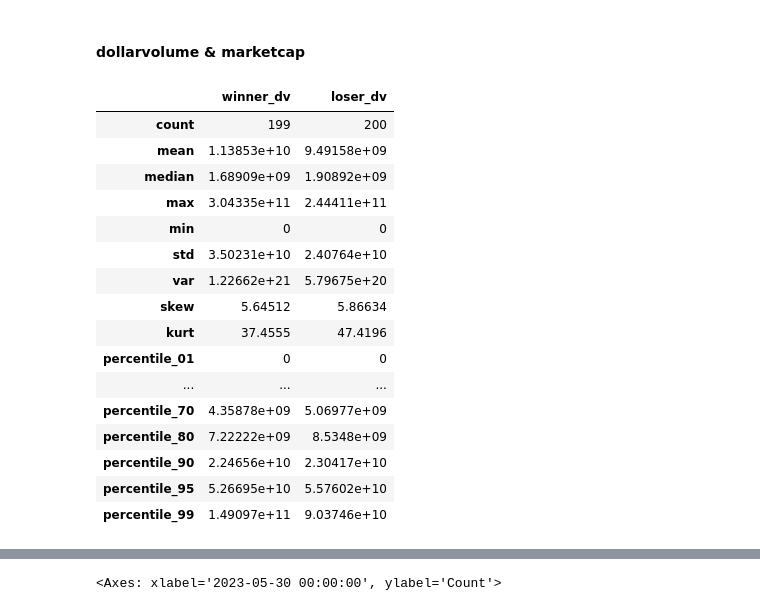
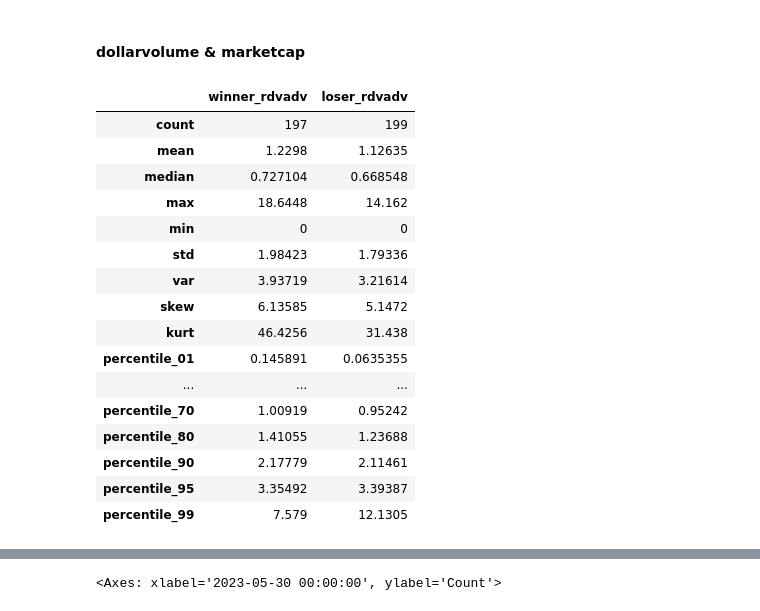
Before and after one commit to jaepil-choi/daconKRX2023, a Jupyter notebook: eda_original.ipynb, the cells around one changed output, grey strips where cells are left out. Saved outputs shown, nothing was run; the diff lists cells and outputs as text; code cells hidden in the pictures.

```diff
--- a/eda_original.ipynb
+++ b/eda_original.ipynb
@@ -334,0 +374,5 @@ portfolio_day_marketcap = marketcap_df.loc['2023-05-30', :]
+# %%
+ii_rdvadv_df = dollarvolume_df.iloc[WINDOW:, :] / adv_df
+# %%
+normalized_rdvadv_signal_df = ii_rdvadv_df.divide(avg_rdvadv_s, axis='rows')
+normalized_rdvadv_signal_df
@@ -335,10 +394,10 @@ portfolio_day_marketcap = marketcap_df.loc['2023-05-30', :]
+# %%
+portfolio_day_normal_rdvadv = normalized_rdvadv_signal_df.loc[PORTFOLIO_DAY, :]
 # %%
-winner_volumes = portfolio_day_volume[winners]
-winner_dollarvolumes = portfolio_day_dollarvolume[winners]
+winner_rdvadv = portfolio_day_normal_rdvadv[winners]
 winner_marketcaps = portfolio_day_marketcap[winners]
 
-loser_volumes = portfolio_day_volume[losers]
-loser_dollarvolumes = portfolio_day_dollarvolume[losers]
+loser_rdvadv = portfolio_day_normal_rdvadv[losers]
 loser_marketcaps = portfolio_day_marketcap[losers]
 # %% [markdown]
 #### dollarvolume & marketcap
@@ -347,33 +406,33 @@ STATS = eutil.statistics
 # %%
 eutil.compare_s_stats(
     s_list = [
-        winner_dollarvolumes,
-        loser_dollarvolumes,
+        winner_rdvadv,
+        loser_rdvadv,
         ],
     statistics=STATS,
     colname_list=[
-        'winner_dv',
-        'loser_dv',
+        'winner_rdvadv',
+        'loser_rdvadv',
         ]
 )
 # %% [output]
-|  | winner_dv | loser_dv |
-| count | 199 | 200 |
-| mean | 1.13853e+10 | 9.49158e+09 |
-| median | 1.68909e+09 | 1.90892e+09 |
-| max | 3.04335e+11 | 2.44411e+11 |
+|  | winner_rdvadv | loser_rdvadv |
+| count | 197 | 199 |
+| mean | 1.2298 | 1.12635 |
+| median | 0.727104 | 0.668548 |
+| max | 18.6448 | 14.162 |
 | min | 0 | 0 |
-| std | 3.50231e+10 | 2.40764e+10 |
-| var | 1.22662e+21 | 5.79675e+20 |
-| skew | 5.64512 | 5.86634 |
-| kurt | 37.4555 | 47.4196 |
-| percentile_01 | 0 | 0 |
+| std | 1.98423 | 1.79336 |
+| var | 3.93719 | 3.21614 |
+| skew | 6.13585 | 5.1472 |
+| kurt | 46.4256 | 31.438 |
+| percentile_01 | 0.145891 | 0.0635355 |
 | ... | ... | ... |
-| percentile_70 | 4.35878e+09 | 5.06977e+09 |
-| percentile_80 | 7.22222e+09 | 8.5348e+09 |
-| percentile_90 | 2.24656e+10 | 2.30417e+10 |
-| percentile_95 | 5.26695e+10 | 5.57602e+10 |
-| percentile_99 | 1.49097e+11 | 9.03746e+10 |
+| percentile_70 | 1.00919 | 0.95242 |
+| percentile_80 | 1.41055 | 1.23688 |
+| percentile_90 | 2.17779 | 2.11461 |
+| percentile_95 | 3.35492 | 3.39387 |
+| percentile_99 | 7.579 | 12.1305 |
 # %%
 eutil.compare_s_stats(
     s_list = [
```
Also changed, not shown: parts of 20 cells of this notebook.
